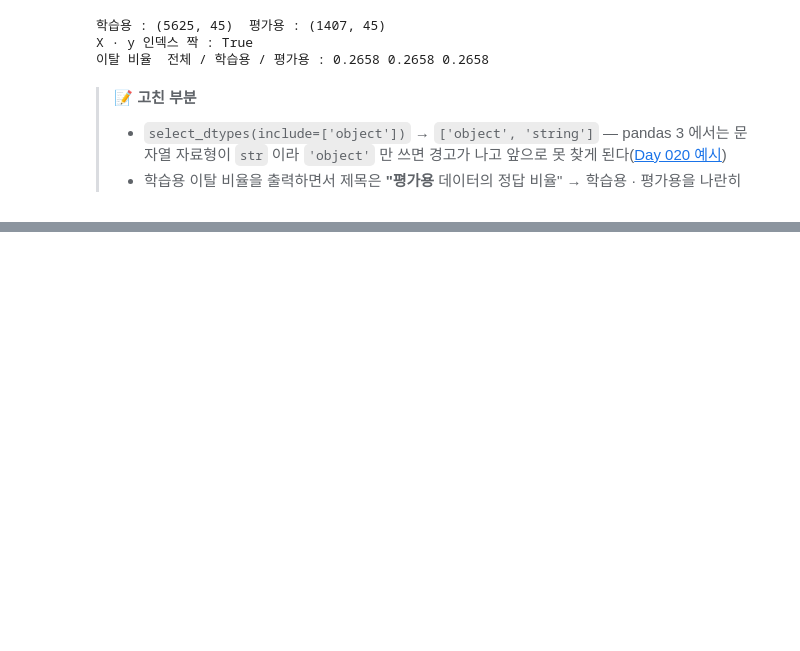
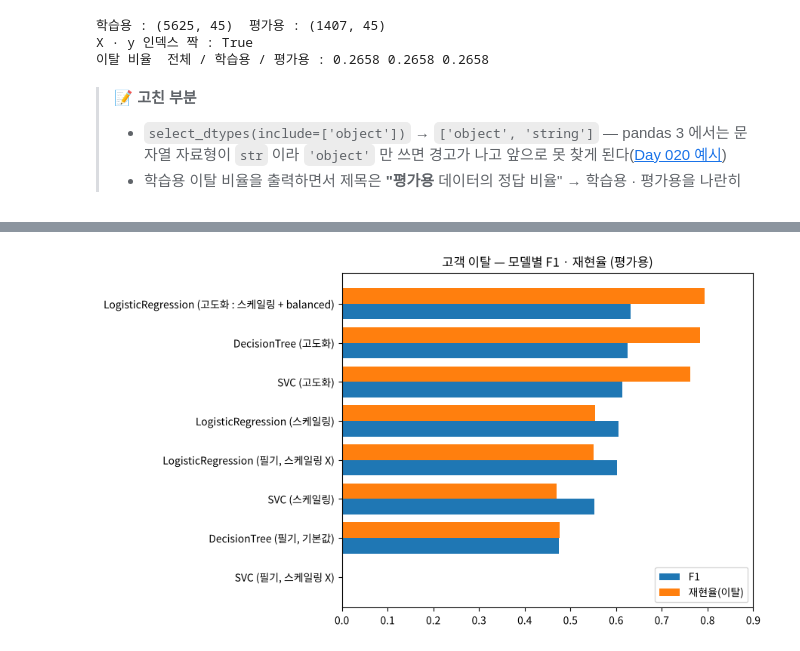
Before and after one commit to funbox-io/SK-Networks-Family-AI-37, a Jupyter notebook: days/2026-10-21/lecture/churn_model_evaluation.ipynb, the cells around one changed output, grey strips where cells are left out. Drawn from its saved outputs; the diff is of its cells as text; code cells hidden in the pictures; blank space fills up the shorter version.

```diff
--- a/days/2026-10-21/lecture/churn_model_evaluation.ipynb
+++ b/days/2026-10-21/lecture/churn_model_evaluation.ipynb
@@ -488,0 +475,3 @@ plt.show()
+# %%
+svc.fit(X_train, y_train)
+print('학습 완료')
@@ -488,0 +641,4 @@ plt.show()
+# %%
+dt.fit(X_train, y_train)
+print('학습 완료')
+print("트리 깊이 :", dt.get_depth(), " 리프 수 :", dt.get_n_leaves())
@@ -488,0 +716,15 @@ plt.show()
+# %%
+# 성능 고도화 대상 모델 생성
+dt = DecisionTreeClassifier(random_state=0)
+
+# 최적화 할 매개 변수 → 9 × 5 × 2 = 90가지
+params_dt = {
+    'max_depth': range(2, 11),                    # 사전 가지치기 : 최대 깊이
+    'min_samples_leaf': [1, 5, 10, 20, 50],       # 리프의 최소 샘플 수 (1 = 기본값)
+    'class_weight': [None, 'balanced'],
+}
+
+# 탐색 도구 생성 및 학습 · 검증 (90가지 × 5-fold = 450번)
+grid_dt = GridSearchCV(estimator=dt, param_grid=params_dt, scoring='f1', cv=5)
+grid_dt.fit(X_train, y_train)
+print("검증 완료")
@@ -488,0 +798,12 @@ plt.show()
+# %%
+results = pd.DataFrame({
+    'LogisticRegression (필기, 스케일링 X)': scores(lr_basic),
+    'LogisticRegression (스케일링)': scores(lr_scaled),
+    'LogisticRegression (고도화 : 스케일링 + balanced)': scores(best_lr),
+    'SVC (필기, 스케일링 X)': scores(svc),
+    'SVC (스케일링)': scores(svc_scaled),
+    'SVC (고도화)': scores(best_svc),
+    'DecisionTree (필기, 기본값)': scores(dt_basic),
+    'DecisionTree (고도화)': scores(best_dt),
+}).T.round(4)
+results.sort_values('F1', ascending=False)
@@ -488,0 +820,13 @@ plt.show()
+# %%
+fig, ax = plt.subplots(figsize=(9, 5.2))
+res = results.sort_values('F1')
+y = np.arange(len(res))
+ax.barh(y - 0.2, res['F1'], height=0.4, label='F1')
+ax.barh(y + 0.2, res['재현율'], height=0.4, label='재현율(이탈)')
+ax.set_yticks(y, res.index)
+ax.set_xlim(0, 0.9); ax.legend(loc='lower right')
+ax.set_title('고객 이탈 — 모델별 F1 · 재현율 (평가용)')
+plt.tight_layout()
+plt.show()
+# %% [output]
+[figure, added]
```
Also changed, not shown: parts of 95 cells of this notebook, 3 other files.
